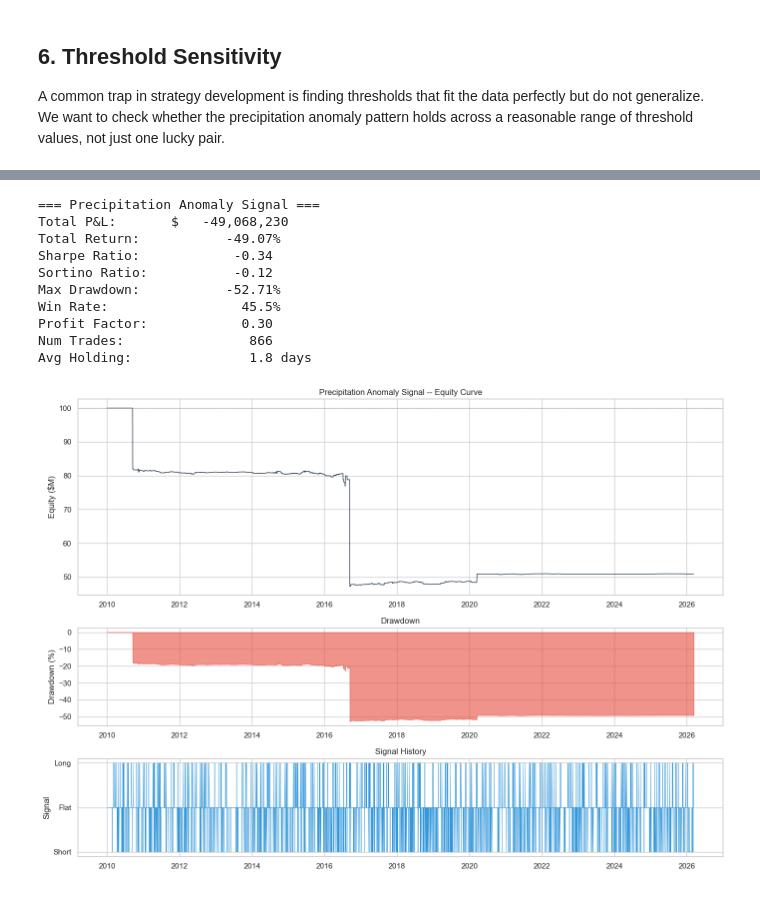
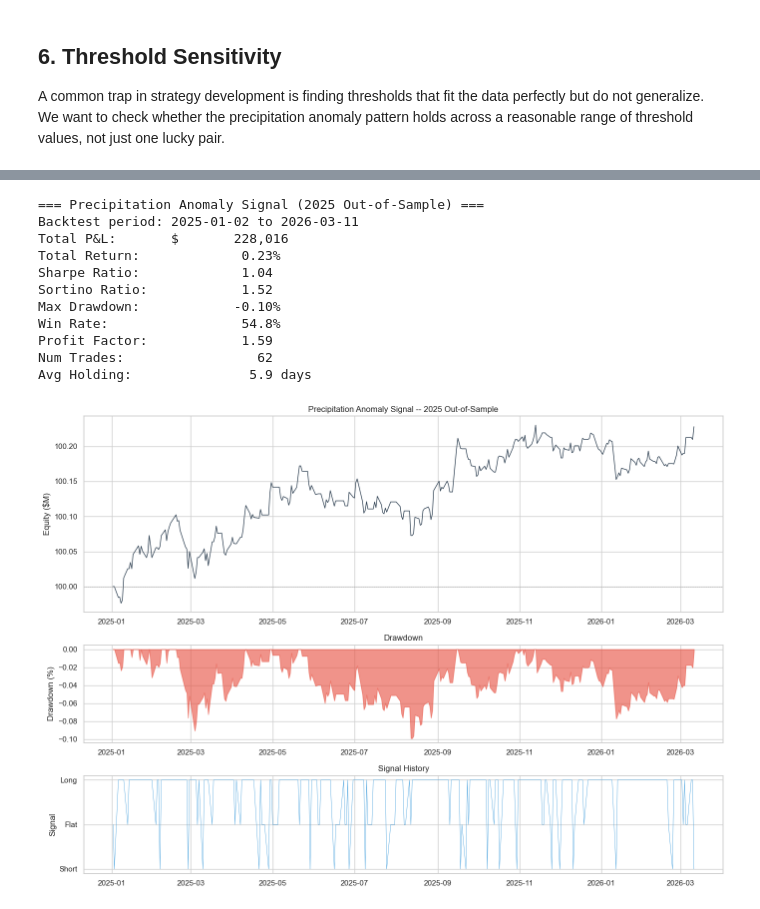
Before and after one commit to sa000/crop_prediction, a Jupyter notebook: eda/strategy_discovery.ipynb, the cells around one changed output, grey strips where cells are left out. Cells and saved outputs as stored; diff of their text form; code cells hidden in the pictures.

```diff
--- a/eda/strategy_discovery.ipynb
+++ b/eda/strategy_discovery.ipynb
@@ -291,27 +302,28 @@ Do they move together? A visual check before running any statistics. We overlay
 30-day cumulative precipitation on the price chart to see if there's any visible
 co-movement or if price spikes coincide with weather extremes.
 # %%
-# How does precipitation at different rolling windows relate to forward price changes?
+# Compute rolling precipitation on full dataset (rolling windows need history),
+# but scatter plots use training data only (2010-2024).
 windows = [7, 14, 30, 60]
 fig, axes = plt.subplots(1, len(windows), figsize=(18, 4))
 
 for i, w in enumerate(windows):
     col = f'precip_{w}d_raw'
     df[col] = df['precip'].rolling(w).sum().shift(1)  # shift(1) for point-in-time
-    valid = df[[col, 'chg_20d']].dropna()
+    valid = df.loc[:TRAIN_END, [col, 'ret_20d']].dropna()
 
-    axes[i].scatter(valid[col], valid['chg_20d'], alpha=0.05, s=5, color='#3498db')
+    axes[i].scatter(valid[col], valid['ret_20d'], alpha=0.05, s=5, color='#3498db')
     axes[i].set_xlabel(f'{w}-day Precip (in)')
-    axes[i].set_ylabel('20-day Fwd Change ($)')
+    axes[i].set_ylabel('20-day Fwd Return (%)')
     axes[i].set_title(f'{w}-day Window')
     axes[i].axhline(0, color='black', linewidth=0.5, alpha=0.5)
 
     if len(valid) > 2:
-        r, p = sp_stats.pearsonr(valid[col], valid['chg_20d'])
+        r, p = sp_stats.pearsonr(valid[col], valid['ret_20d'])
         axes[i].text(0.05, 0.95, f'r={r:.3f}\np={p:.3f}', transform=axes[i].transAxes,
                      va='top', fontsize=9, family='monospace')
 
-plt.suptitle('Precipitation vs. Forward Price Change -- Which Window Matters?', y=1.02)
+plt.suptitle('Precipitation vs. 20-day Forward Return (Training: 2010-2024)', y=1.02)
 plt.tight_layout()
 plt.show()
 # %% [output]
@@ -329,6 +341,8 @@ we construct several candidate features from the raw data and measure their rela
 to returns using both Pearson correlation (linear) and **mutual information** (captures
 any statistical dependency, including nonlinear).
 # %%
+# Compute all features on the full dataset -- rolling windows need history.
+
 # ---- Precipitation features ----
 
 # Rolling sums at different horizons
@@ -370,7 +384,12 @@ feature_cols = [
     'heat_days_7d', 'drought_index',
 ]
 
+# Create train/test split with all features included
+df_train = df.loc[:TRAIN_END]
+df_test = df.loc[TEST_START:]
+
 print(f'Built {len(feature_cols)} candidate features from raw data')
-df[feature_cols].describe().round(3)
+print(f'Training set: {len(df_train):,} rows | Test set: {len(df_test):,} rows')
+df_train[feature_cols].describe().round(3)
 # %% [output]
 Built 12 candidate features from raw data
@@ -749,12 +789,12 @@ mechanism behind it.
 # %%
-# Based on our EDA, formulate a precipitation-based signal:
-# - Long when precipitation z-score indicates drought or flood (supply threat)
-# - Short when precipitation is normal (no supply threat)
-# - Flat in the ambiguous transition zones
+# Signal derived from the threshold analysis above (thresholds from training data):
+# - Long when precipitation z-score indicates drought (z < 0.0) or flood (z > 3.0)
+# - Short when precipitation is normal (0.0 < z < 0.3)
+# - Flat in transition zones
 
-DROUGHT = -1.0
-FLOOD = 1.5
-NORMAL_LOW = -0.3
+DROUGHT = 0.0
+FLOOD = 3.0
+NORMAL_LOW = 0.0
 NORMAL_HIGH = 0.3
 
 def generate_precip_signal(input_df):
@@ -767,10 +807,12 @@ def generate_precip_signal(input_df):
     out.loc[z.isna(), 'signal'] = 0
     return out
 
-signal_df = generate_precip_signal(df)
+# Backtest on 2025 test data only (out-of-sample)
+signal_df = generate_precip_signal(df_test)
 result, trade_log, stats = run_backtest(signal_df, capital=100_000_000, risk_pct=0.01)
 
-print('=== Precipitation Anomaly Signal ===')
+print('=== Precipitation Anomaly Signal (2025 Out-of-Sample) ===')
+print(f'Backtest period: {df_test.index.min().date()} to {df_test.index.max().date()}')
 print(f'Total P&L:       ${stats["total_pnl"]:>14,.0f}')
 print(f'Total Return:    {stats["total_return_pct"]:>13.2f}%')
 print(f'Sharpe Ratio:    {stats["sharpe_ratio"]:>13.2f}')
@@ -781,41 +823,42 @@ print(f'Profit Factor:   {stats["profit_factor"]:>13.2f}')
 print(f'Num Trades:      {stats["num_trades"]:>13d}')
 print(f'Avg Holding:     {stats["avg_holding_days"]:>13.1f} days')
 # %% [output]
-=== Precipitation Anomaly Signal ===
-Total P&L:       $   -49,068,230
-Total Return:           -49.07%
-Sharpe Ratio:            -0.34
-Sortino Ratio:           -0.12
-Max Drawdown:           -52.71%
-Win Rate:                 45.5%
-Profit Factor:            0.30
-Num Trades:                866
-Avg Holding:               1.8 days
+=== Precipitation Anomaly Signal (2025 Out-of-Sample) ===
+Backtest period: 2025-01-02 to 2026-03-11
+Total P&L:       $       228,016
+Total Return:             0.23%
+Sharpe Ratio:             1.04
+Sortino Ratio:            1.52
+Max Drawdown:            -0.10%
+Win Rate:                 54.8%
+Profit Factor:            1.59
+Num Trades:                 62
+Avg Holding:               5.9 days
 # %%
 fig, axes = plt.subplots(3, 1, figsize=(14, 10), gridspec_kw={'height_ratios': [2, 1, 1]})
 
 # Equity curve
 axes[0].plot(result.index, result['equity'] / 1e6, linewidth=1, color='#2c3e50')
 axes[0].axhline(100, color='gray', linewidth=0.5, linestyle='--')
 axes[0].set_ylabel('Equity ($M)')
-axes[0].set_title('Precipitation Anomaly Signal -- Equity Curve')
+axes[0].set_title('Precipitation Anomaly Signal -- 2025 Out-of-Sample')
 
 # Drawdown
 running_max = result['equity'].cummax()
 drawdown_pct = (result['equity'] - running_max) / running_max * 100
 axes[1].fill_between(result.index, drawdown_pct, alpha=0.6, color='#e74c3c')
 axes[1].set_ylabel('Drawdown (%)')
 axes[1].set_title('Drawdown')
 
 # Signal
 axes[2].plot(result.index, result['signal'], linewidth=0.5, color='#3498db')
 axes[2].set_ylabel('Signal')
 axes[2].set_yticks([-1, 0, 1])
 axes[2].set_yticklabels(['Short', 'Flat', 'Long'])
 axes[2].set_title('Signal History')
 
 plt.tight_layout()
 plt.show()
 # %% [output]
-[figure, old version]
+[figure, new version]
 # %%
```
Also changed, not shown: parts of 21 cells of this notebook.
